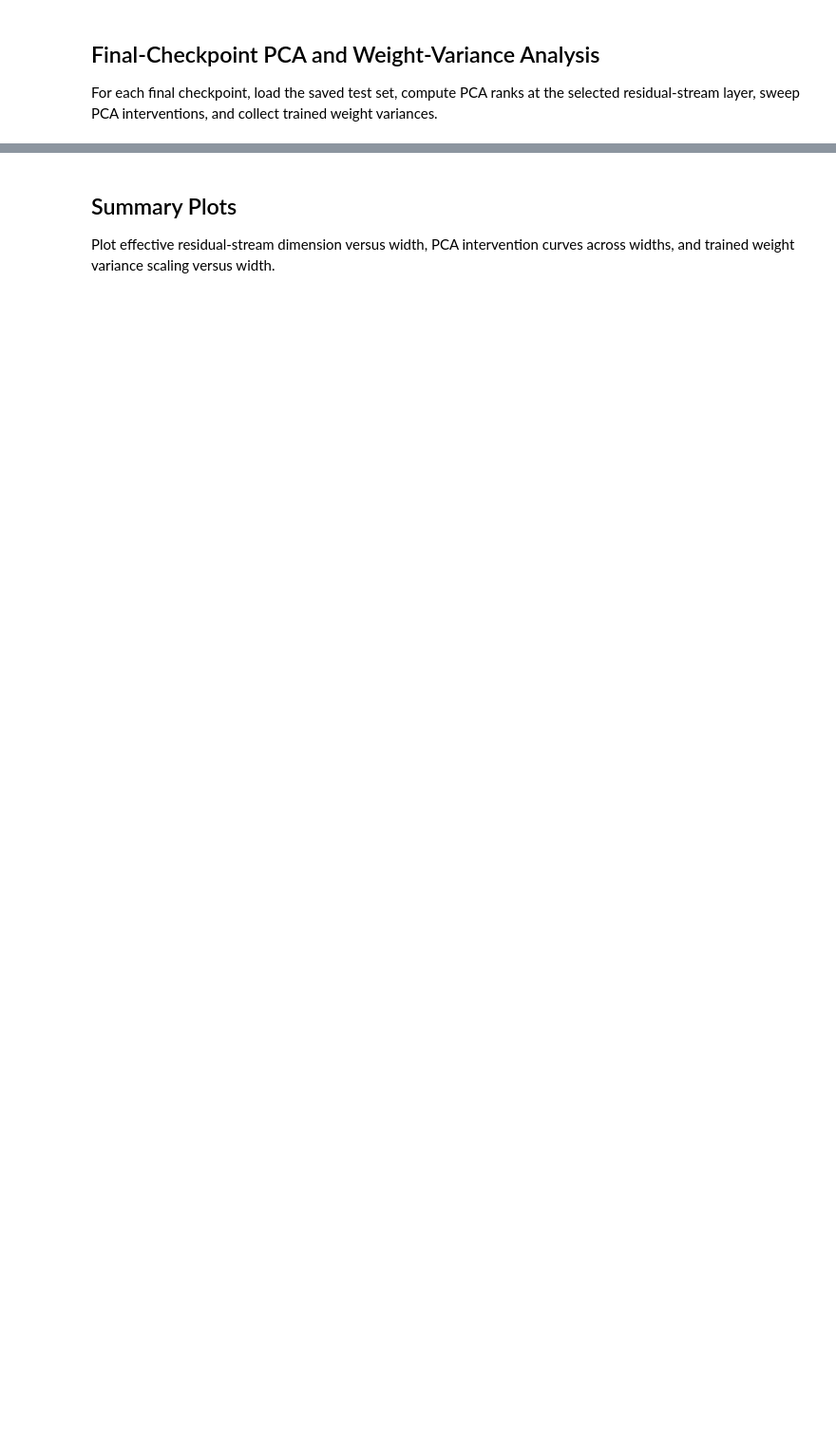
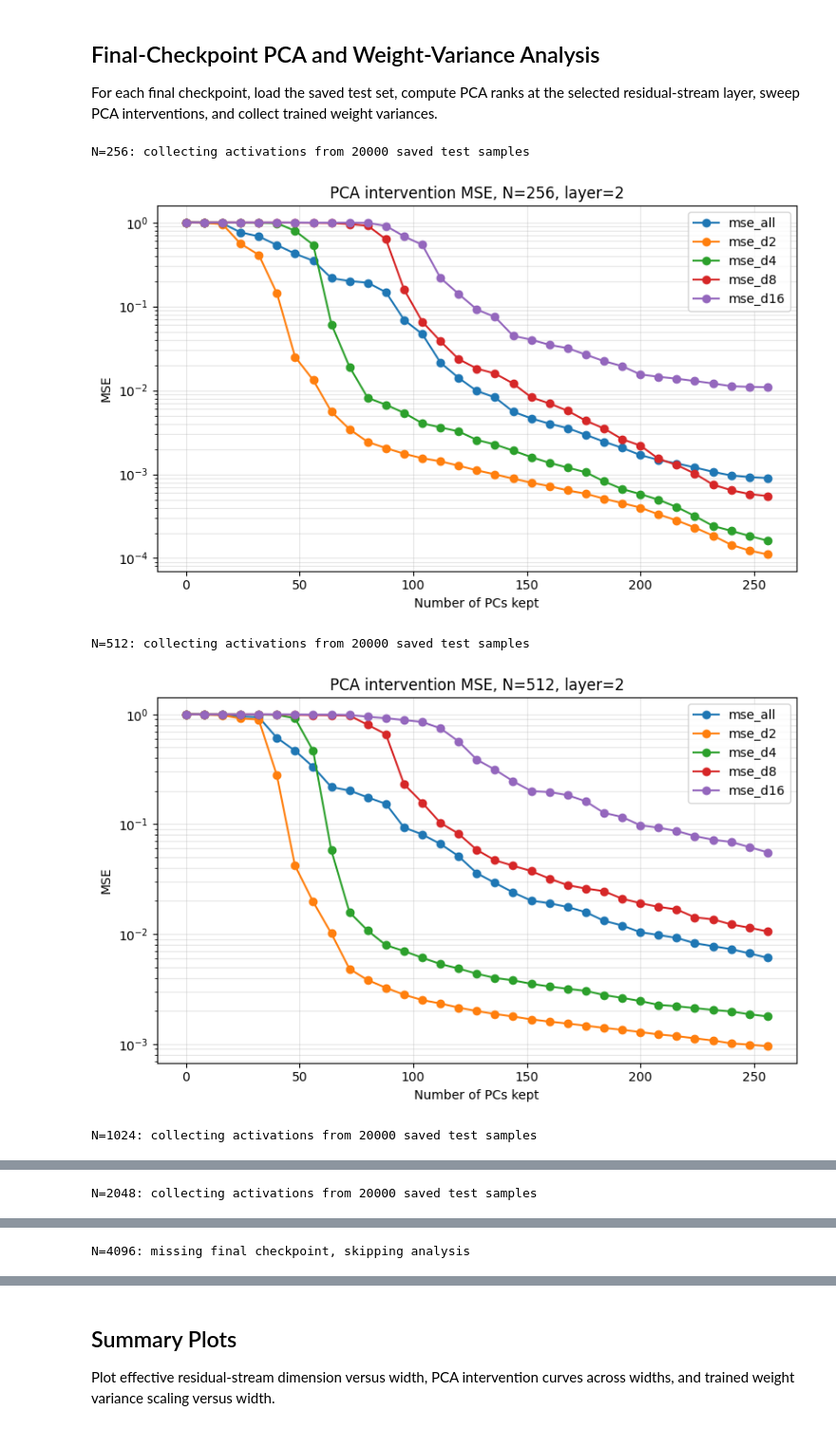
Before and after one commit to labofdoubt/feature-learning-parity-task, a Jupyter notebook: notebooks/colab_width_scaling_sgd.ipynb, the cells around one changed output, grey strips where cells are left out. Shown at 95% size. Saved outputs shown, nothing was run; the diff lists cells and outputs as text; code cells hidden in the pictures; blank space fills up the shorter version.

```diff
--- a/notebooks/colab_width_scaling_sgd.ipynb
+++ b/notebooks/colab_width_scaling_sgd.ipynb
@@ -99,3 +121,22 @@ for N in WIDTHS:
+# %%
+config_paths = {}
+for N in WIDTHS:
+    run_dir = RUNS_DIR / f"N_{N}"
+    run_dir.mkdir(parents=True, exist_ok=True)
+    config = CONFIG_FACTORY(N, run_dir)
+    config_path = run_dir / "config.yaml"
+    with config_path.open("w") as f:
+        yaml.safe_dump(config, f, sort_keys=False)
+    config_paths[N] = config_path
+
+    final_checkpoint = run_dir / "checkpoints" / "final.pt"
+    if final_checkpoint.exists() and not FORCE_RETRAIN:
+        print(f"N={N}: final checkpoint exists, skipping training: {final_checkpoint}")
+        continue
+
+    print(f"N={N}: training with {config_path}")
+    final_path = train(load_config(config_path))
+    print(f"N={N}: saved final checkpoint to {final_path}")
 # %% [markdown]
 ## Train/Test Curves
 
@@ -168,7 +274,8 @@ from parity_net.data import ParityDataset, load_dataset
 from parity_net.train import resolve_device, resolve_dtype
 
 PCA_SAMPLES = 20_000
-ANALYSIS_LAYER_IDX = 1  # with L=1: 0 is embedding, 1 is after the only residual block
+USE_LOG_PCA_MSE_AXIS = True
+ANALYSIS_LAYER_IDX = 2  # with L=1: 0 is embedding, 1 is after the only residual block
 KEEP_PCS_MIN = 0
 KEEP_PCS_MAX = 256
 KEEP_PCS_STEP = 8
@@ -245,31 +352,39 @@ for N in WIDTHS:
                 "keep_pcs": keep_pcs,
                 **per_degree_mse(pred_intervened, heldout.y),
             }
         )
 
     sweep_df = pd.DataFrame(sweep_rows)
     pca_sweep_by_width[N] = sweep_df
     sweep_df.to_csv(ANALYSIS_DIR / f"pca_mse_sweep_N_{N}.csv", index=False)
 
     fig, ax = plt.subplots(figsize=(8, 5))
     sweep_df.plot(
         x="keep_pcs",
         y=["mse_all", "mse_d2", "mse_d4", "mse_d8", "mse_d16"],
         marker="o",
         ax=ax,
     )
     ax.set_xlabel("Number of PCs kept")
     ax.set_ylabel("MSE")
     ax.set_title(f"PCA intervention MSE, N={N}, layer={ANALYSIS_LAYER_IDX}")
-    ax.grid(True, alpha=0.3)
+    if USE_LOG_PCA_MSE_AXIS:
+        ax.set_yscale("log")
+    ax.grid(True, alpha=0.3, which="both")
     fig.tight_layout()
     fig.savefig(PLOTS_DIR / f"pca_mse_sweep_N_{N}.png", dpi=150)
     plt.show()
 
 rank_df = pd.DataFrame(rank_rows)
 weight_variance_df = pd.DataFrame(weight_rows)
 rank_df.to_csv(ANALYSIS_DIR / "pca_ranks_by_width.csv", index=False)
 weight_variance_df.to_csv(ANALYSIS_DIR / "weight_variances_by_width.csv", index=False)
 
 display(rank_df)
 display(weight_variance_df)
+# %% [output]
+N=256: collecting activations from 20000 saved test samples
+[figure, added]
+N=512: collecting activations from 20000 saved test samples
+[figure, added]
+N=1024: collecting activations from 20000 saved test samples
@@ -275,0 +392 @@ display(weight_variance_df)
+N=2048: collecting activations from 20000 saved test samples
@@ -275,0 +394 @@ display(weight_variance_df)
+N=4096: missing final checkpoint, skipping analysis
```
Also changed, not shown: parts of 9 cells of this notebook, 5 other files.
